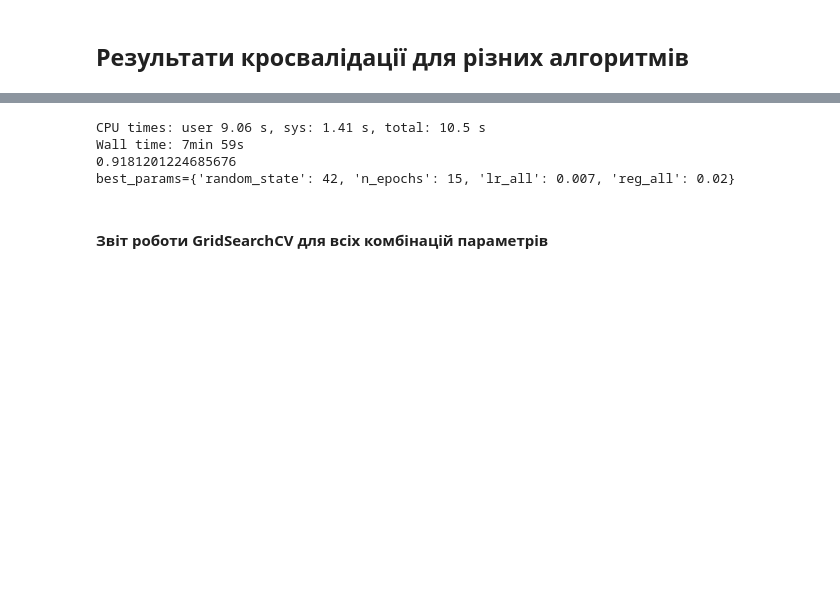
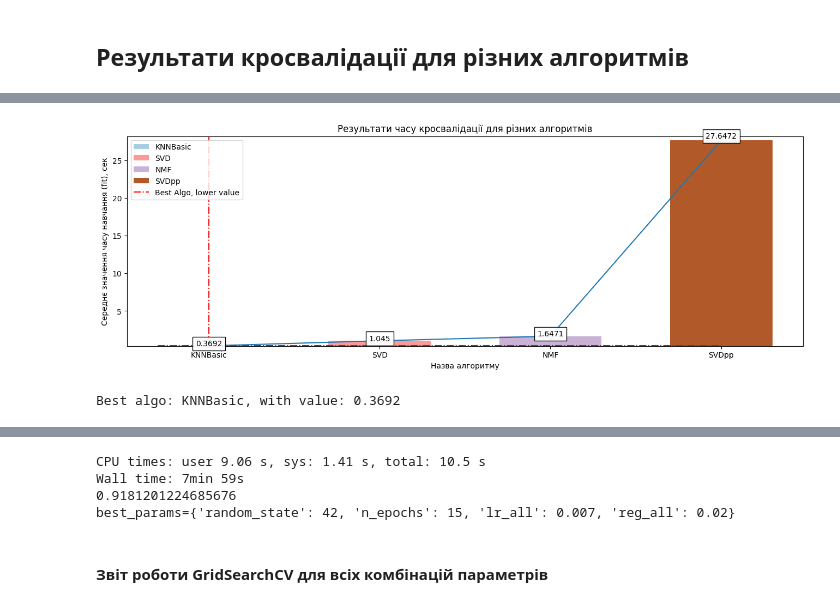
Before and after one commit to lexxai/goit_python_ds_hw_07, a Jupyter notebook: goit_python_ds_hw_07.ipynb, the cells around one changed output, grey strips where cells are left out. Saved outputs shown, nothing was run; the diff lists cells and outputs as text; code cells hidden in the pictures; blank space fills up the shorter version.

```diff
--- a/goit_python_ds_hw_07.ipynb
+++ b/goit_python_ds_hw_07.ipynb
@@ -424,0 +436,7 @@ Best algo: SVDpp, with RMSE: 0.9194
+# %%
+column = 1
+algo_cv_s_fit = dict(sorted(algo_cv.items(), key=lambda x: x[1][column]))
+plot_algo(algo_cv_s_fit, "часу кросвалідації", "Середнє значення часу навчання (fit), сек", column=column)
+# %% [output]
+[figure, added]
+Best algo: KNNBasic, with value: 0.3692
```
Also changed, not shown: parts of 26 cells of this notebook.
